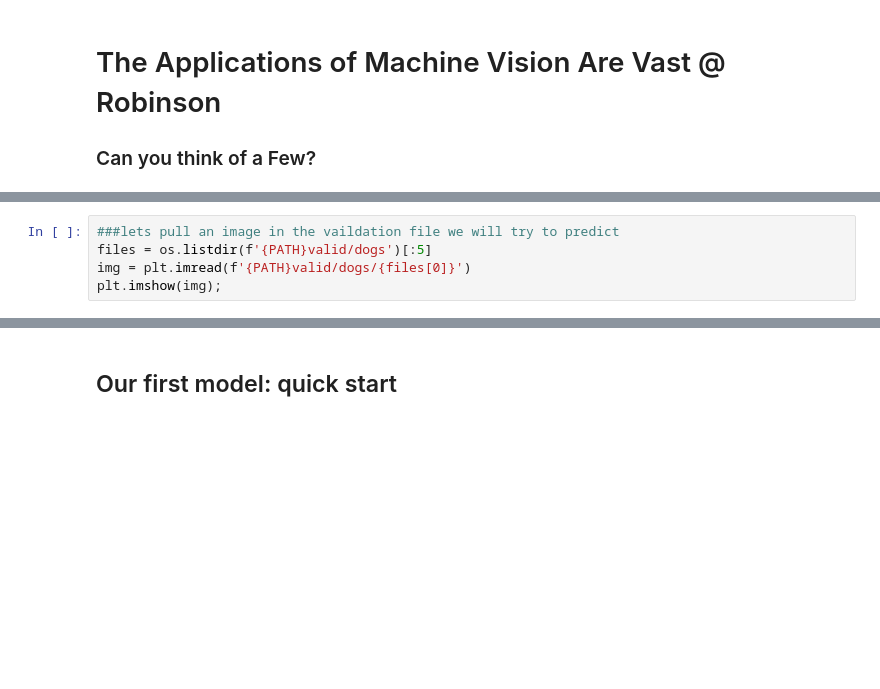
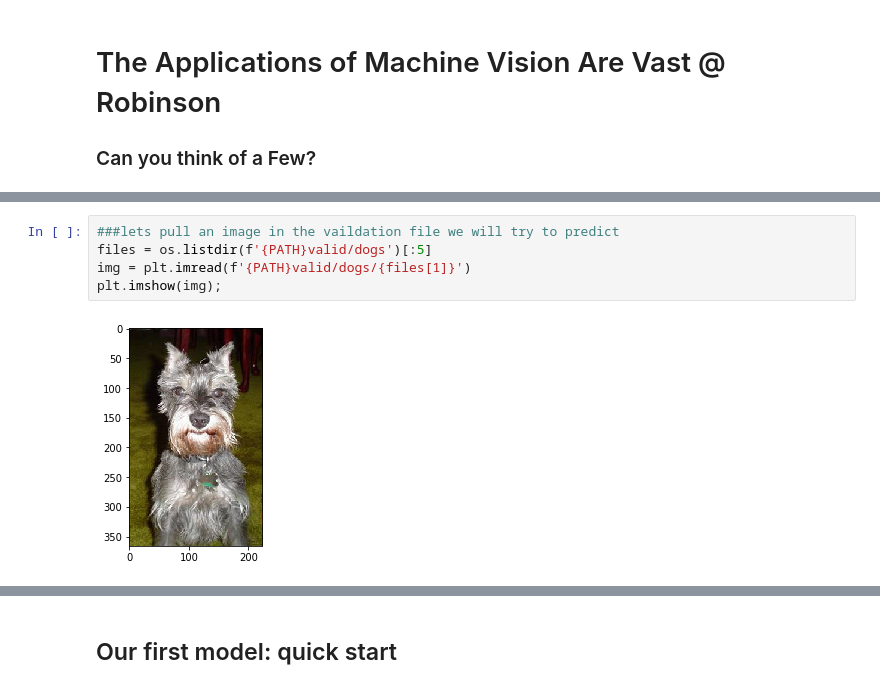
Before and after one commit to albre116/DeepLearningTraining, a Jupyter notebook: examples/ipynbexamples/Deep_Learning_Examples_Python.ipynb, the cells around one changed output, grey strips where cells are left out. Cells and saved outputs as stored; diff of their text form; blank space fills up the shorter version.

```diff
--- a/examples/ipynbexamples/Deep_Learning_Examples_Python.ipynb
+++ b/examples/ipynbexamples/Deep_Learning_Examples_Python.ipynb
@@ -91,5 +96,7 @@ plt.imshow(img);
 # %%
 ###lets pull an image in the vaildation file we will try to predict
 files = os.listdir(f'{PATH}valid/dogs')[:5]
-img = plt.imread(f'{PATH}valid/dogs/{files[0]}')
+img = plt.imread(f'{PATH}valid/dogs/{files[1]}')
 plt.imshow(img);
+# %% [output]
+[figure, added]
```
Also changed, not shown: parts of 59 cells of this notebook.
